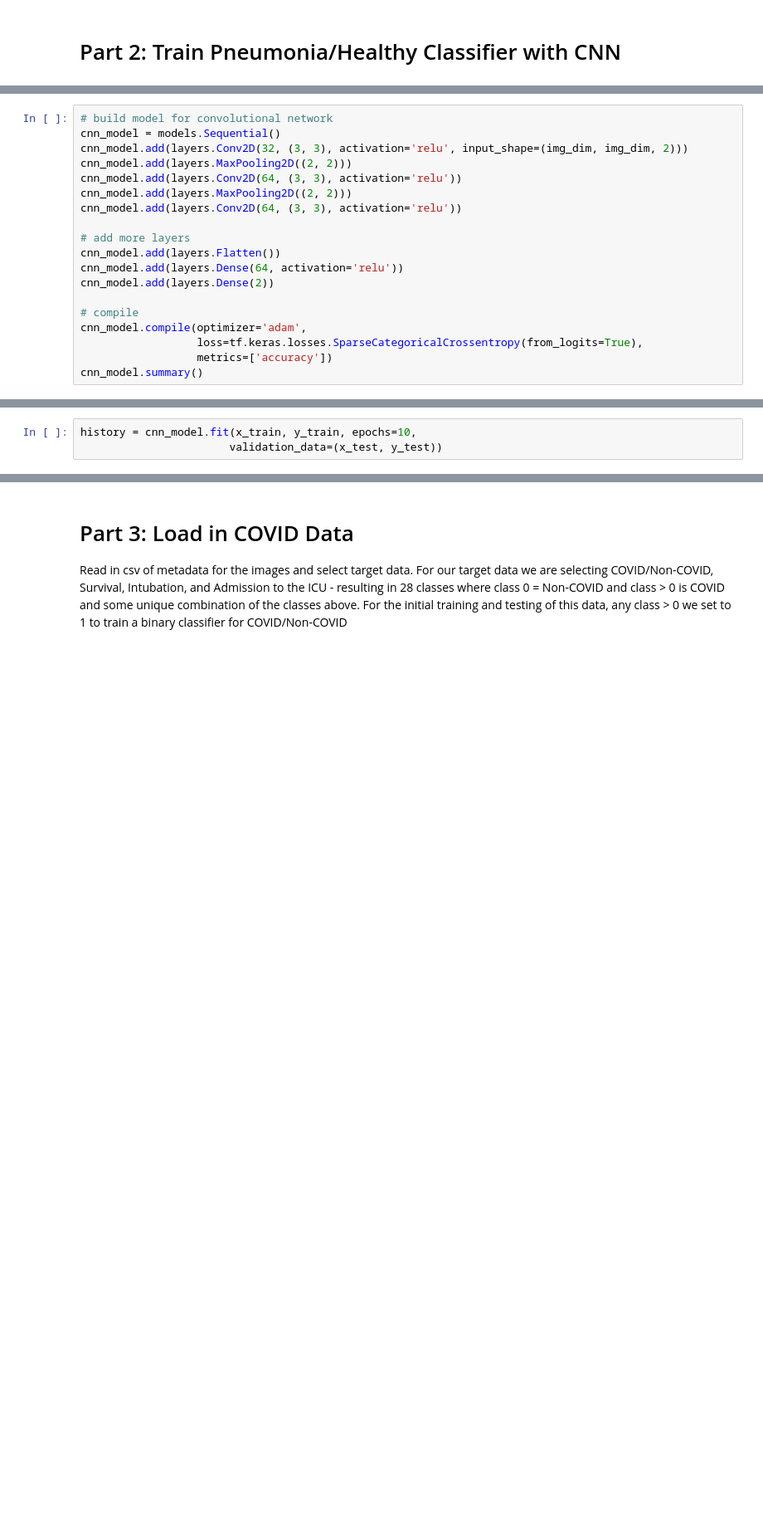
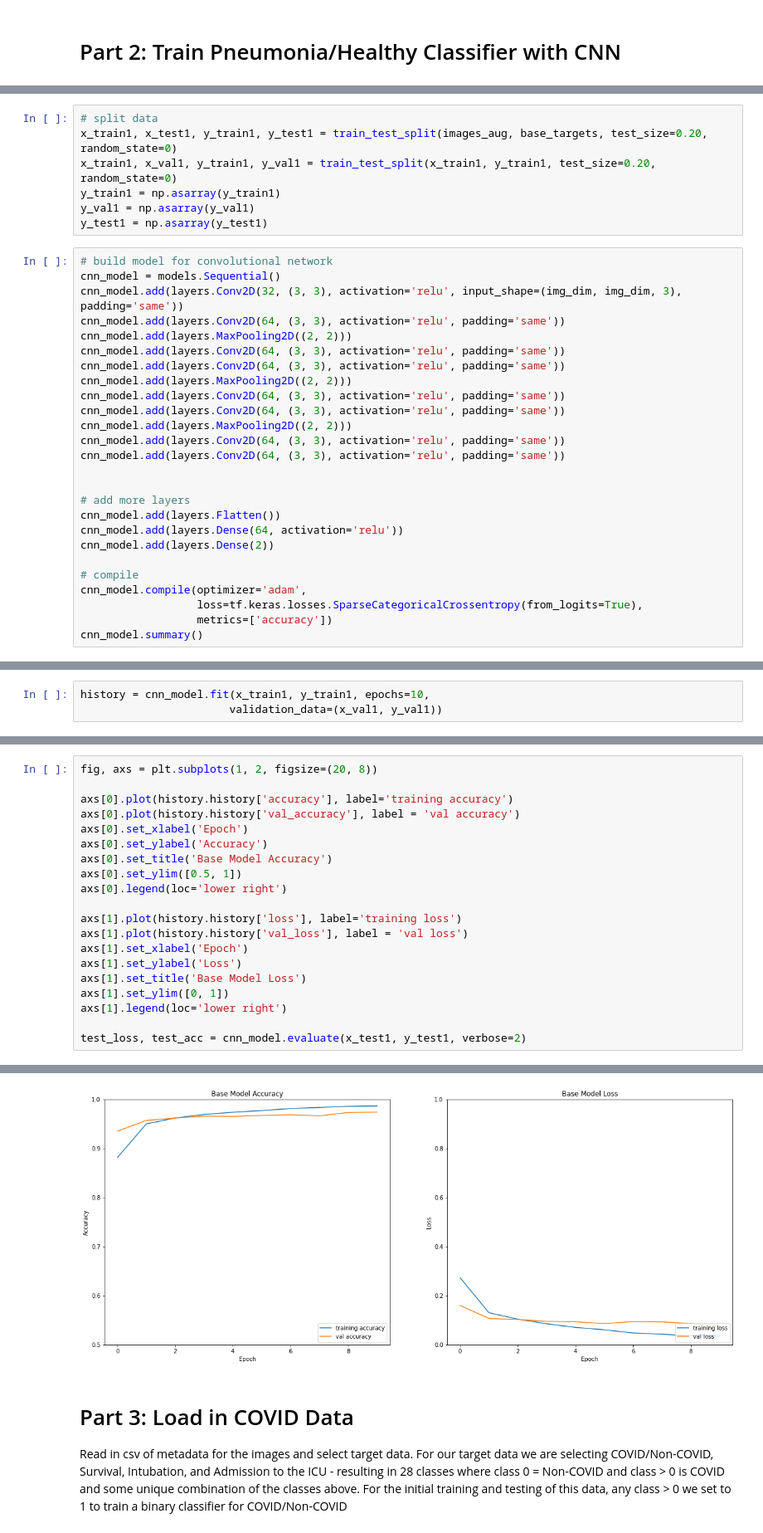
Before and after one commit to gdosulli/CS254_COVID, a Jupyter notebook: GOBT_CS254_COVID_TransferLearning.ipynb, the cells around one changed output, grey strips where cells are left out. Shown at 83% size. Saved outputs shown, nothing was run; the diff lists cells and outputs as text; blank space fills up the shorter version.

Commit message:
modified base model structure, added data augmentation, setup multi classification

```diff
--- a/GOBT_CS254_COVID_TransferLearning.ipynb
+++ b/GOBT_CS254_COVID_TransferLearning.ipynb
@@ -73,11 +101,25 @@ y_test = np.asarray(y_test)
+# %%
+# split data
+x_train1, x_test1, y_train1, y_test1 = train_test_split(images_aug, base_targets, test_size=0.20, random_state=0)
+x_train1, x_val1, y_train1, y_val1 = train_test_split(x_train1, y_train1, test_size=0.20, random_state=0)
+y_train1 = np.asarray(y_train1)
+y_val1 = np.asarray(y_val1)
+y_test1 = np.asarray(y_test1)
 # %%
 # build model for convolutional network
 cnn_model = models.Sequential()
-cnn_model.add(layers.Conv2D(32, (3, 3), activation='relu', input_shape=(img_dim, img_dim, 2)))
+cnn_model.add(layers.Conv2D(32, (3, 3), activation='relu', input_shape=(img_dim, img_dim, 3), padding='same'))
+cnn_model.add(layers.Conv2D(64, (3, 3), activation='relu', padding='same'))
 cnn_model.add(layers.MaxPooling2D((2, 2)))
-cnn_model.add(layers.Conv2D(64, (3, 3), activation='relu'))
+cnn_model.add(layers.Conv2D(64, (3, 3), activation='relu', padding='same'))
+cnn_model.add(layers.Conv2D(64, (3, 3), activation='relu', padding='same'))
 cnn_model.add(layers.MaxPooling2D((2, 2)))
-cnn_model.add(layers.Conv2D(64, (3, 3), activation='relu'))
+cnn_model.add(layers.Conv2D(64, (3, 3), activation='relu', padding='same'))
+cnn_model.add(layers.Conv2D(64, (3, 3), activation='relu', padding='same'))
+cnn_model.add(layers.MaxPooling2D((2, 2)))
+cnn_model.add(layers.Conv2D(64, (3, 3), activation='relu', padding='same'))
+cnn_model.add(layers.Conv2D(64, (3, 3), activation='relu', padding='same'))
+
 
 # add more layers
 cnn_model.add(layers.Flatten())
@@ -108,7 +150,7 @@ Trainable params: 3,267,490
 Non-trainable params: 0
 _________________________________________________________________
 # %%
-history = cnn_model.fit(x_train, y_train, epochs=10,
-                       validation_data=(x_test, y_test))
+history = cnn_model.fit(x_train1, y_train1, epochs=10,
+                       validation_data=(x_val1, y_val1))
 # %% [output]
 Epoch 1/10
@@ -133,0 +181,21 @@ Epoch 10/10
+# %%
+fig, axs = plt.subplots(1, 2, figsize=(20, 8))
+
+axs[0].plot(history.history['accuracy'], label='training accuracy')
+axs[0].plot(history.history['val_accuracy'], label = 'val accuracy')
+axs[0].set_xlabel('Epoch')
+axs[0].set_ylabel('Accuracy')
+axs[0].set_title('Base Model Accuracy')
+axs[0].set_ylim([0.5, 1])
+axs[0].legend(loc='lower right')
+
+axs[1].plot(history.history['loss'], label='training loss')
+axs[1].plot(history.history['val_loss'], label = 'val loss')
+axs[1].set_xlabel('Epoch')
+axs[1].set_ylabel('Loss')
+axs[1].set_title('Base Model Loss')
+axs[1].set_ylim([0, 1])
+axs[1].legend(loc='lower right')
+
+test_loss, test_acc = cnn_model.evaluate(x_test1, y_test1, verbose=2)
+# %% [output]
@@ -134,3 +203,4 @@ Epoch 10/10
+[figure, added]
 # %% [markdown]
 # Part 3: Load in COVID Data
 
```
Also changed, not shown: parts of 34 cells of this notebook, 10 other files.
